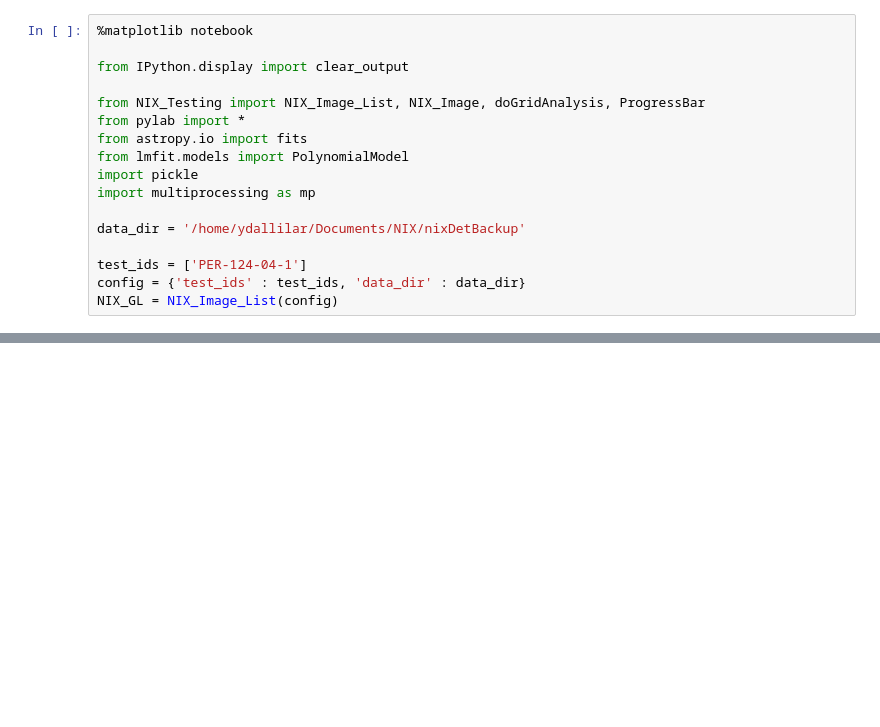
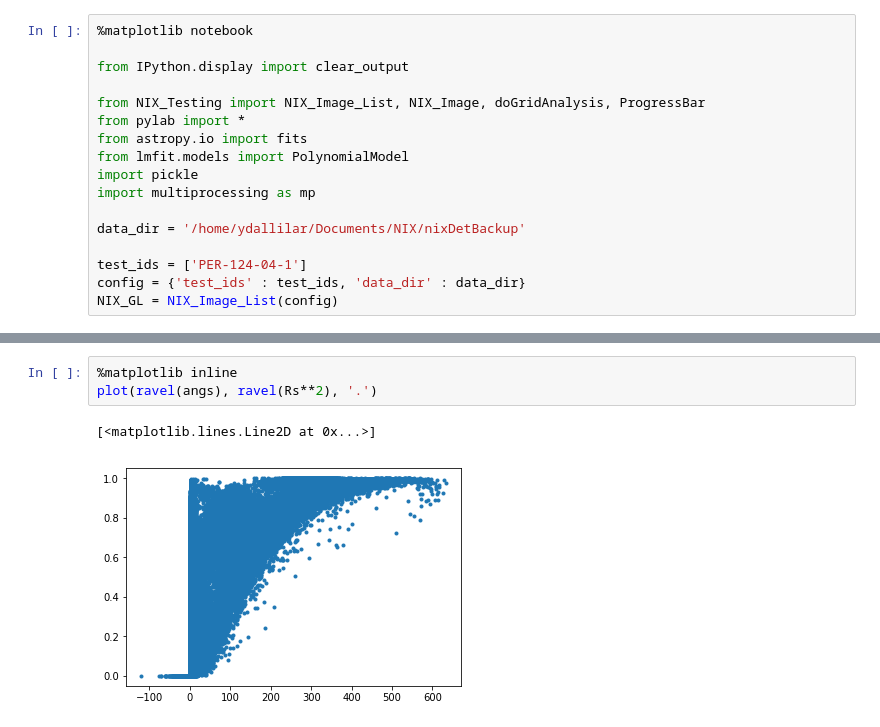
Before and after one commit to pssncp142/NIX_Testing, a Jupyter notebook: workdir/MessingAround.ipynb, the cells around one changed output, grey strips where cells are left out. Saved outputs shown, nothing was run; the diff lists cells and outputs as text; blank space fills up the shorter version.

```diff
--- a/workdir/MessingAround.ipynb
+++ b/workdir/MessingAround.ipynb
@@ -104,0 +100,6 @@ fits.PrimaryHDU(ims[:,:,10]/NPhot).writeto("out/reg_test.fits", overwrite=True)
+# %%
+%matplotlib inline
+plot(ravel(angs), ravel(Rs**2), '.')
+# %% [output]
+[<matplotlib.lines.Line2D at 0x...>]
+[figure, added]
```
Also changed, not shown: parts of 9 cells of this notebook.
